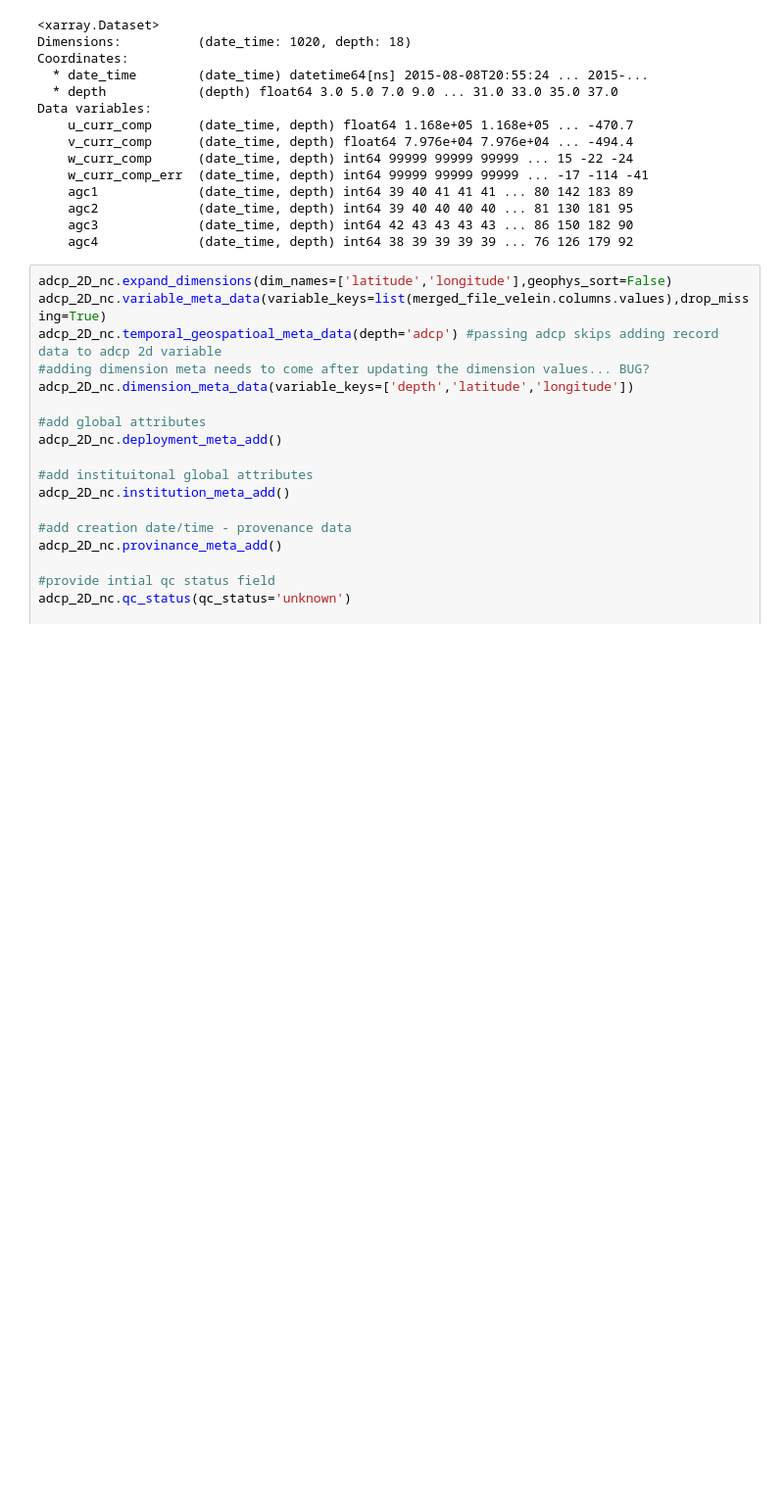
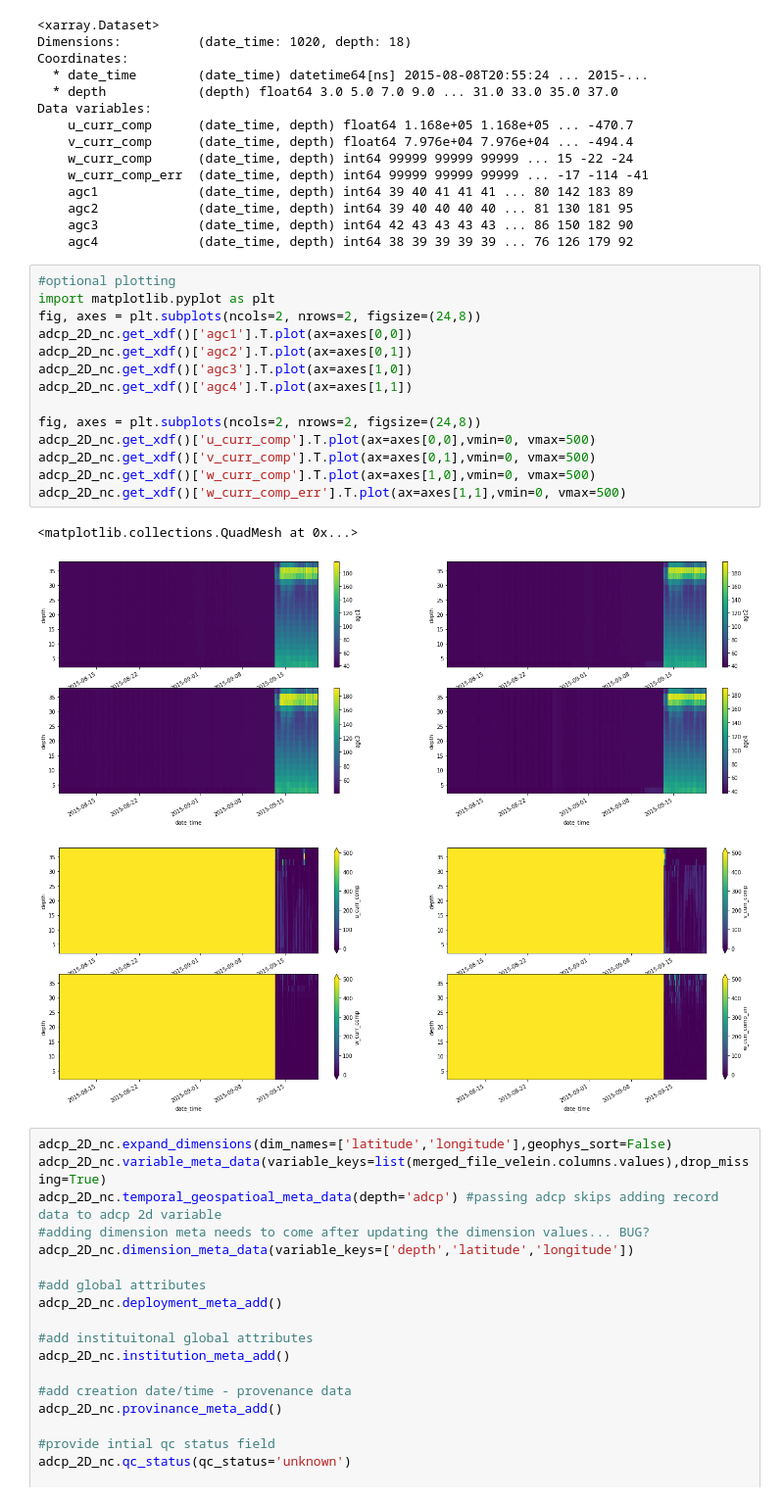
Before and after one commit to NOAA-PMEL/EcoFOCIpy, a Jupyter notebook: notebooks/EcoFOCIpy_adcp_example.ipynb, the cells around one changed output. Shown at 98% size. Saved outputs shown, nothing was run; the diff lists cells and outputs as text; blank space fills up the shorter version.

```diff
--- a/notebooks/EcoFOCIpy_adcp_example.ipynb
+++ b/notebooks/EcoFOCIpy_adcp_example.ipynb
@@ -312,6 +312,24 @@ Data variables:
     agc2             (date_time, depth) int64 39 40 40 40 40 ... 81 130 181 95
     agc3             (date_time, depth) int64 42 43 43 43 43 ... 86 150 182 90
     agc4             (date_time, depth) int64 38 39 39 39 39 ... 76 126 179 92
+# %%
+#optional plotting
+import matplotlib.pyplot as plt
+fig, axes = plt.subplots(ncols=2, nrows=2, figsize=(24,8))
+adcp_2D_nc.get_xdf()['agc1'].T.plot(ax=axes[0,0])
+adcp_2D_nc.get_xdf()['agc2'].T.plot(ax=axes[0,1])
+adcp_2D_nc.get_xdf()['agc3'].T.plot(ax=axes[1,0])
+adcp_2D_nc.get_xdf()['agc4'].T.plot(ax=axes[1,1])
+
+fig, axes = plt.subplots(ncols=2, nrows=2, figsize=(24,8))
+adcp_2D_nc.get_xdf()['u_curr_comp'].T.plot(ax=axes[0,0],vmin=0, vmax=500)
+adcp_2D_nc.get_xdf()['v_curr_comp'].T.plot(ax=axes[0,1],vmin=0, vmax=500)
+adcp_2D_nc.get_xdf()['w_curr_comp'].T.plot(ax=axes[1,0],vmin=0, vmax=500)
+adcp_2D_nc.get_xdf()['w_curr_comp_err'].T.plot(ax=axes[1,1],vmin=0, vmax=500)
+# %% [output]
+<matplotlib.collections.QuadMesh at 0x...>
+[figure, added]
+[figure, added]
 # %%
 adcp_2D_nc.expand_dimensions(dim_names=['latitude','longitude'],geophys_sort=False)
 adcp_2D_nc.variable_meta_data(variable_keys=list(merged_file_velein.columns.values),drop_missing=True)
```
Also changed, not shown: parts of 3 cells of this notebook, 3 other files.
